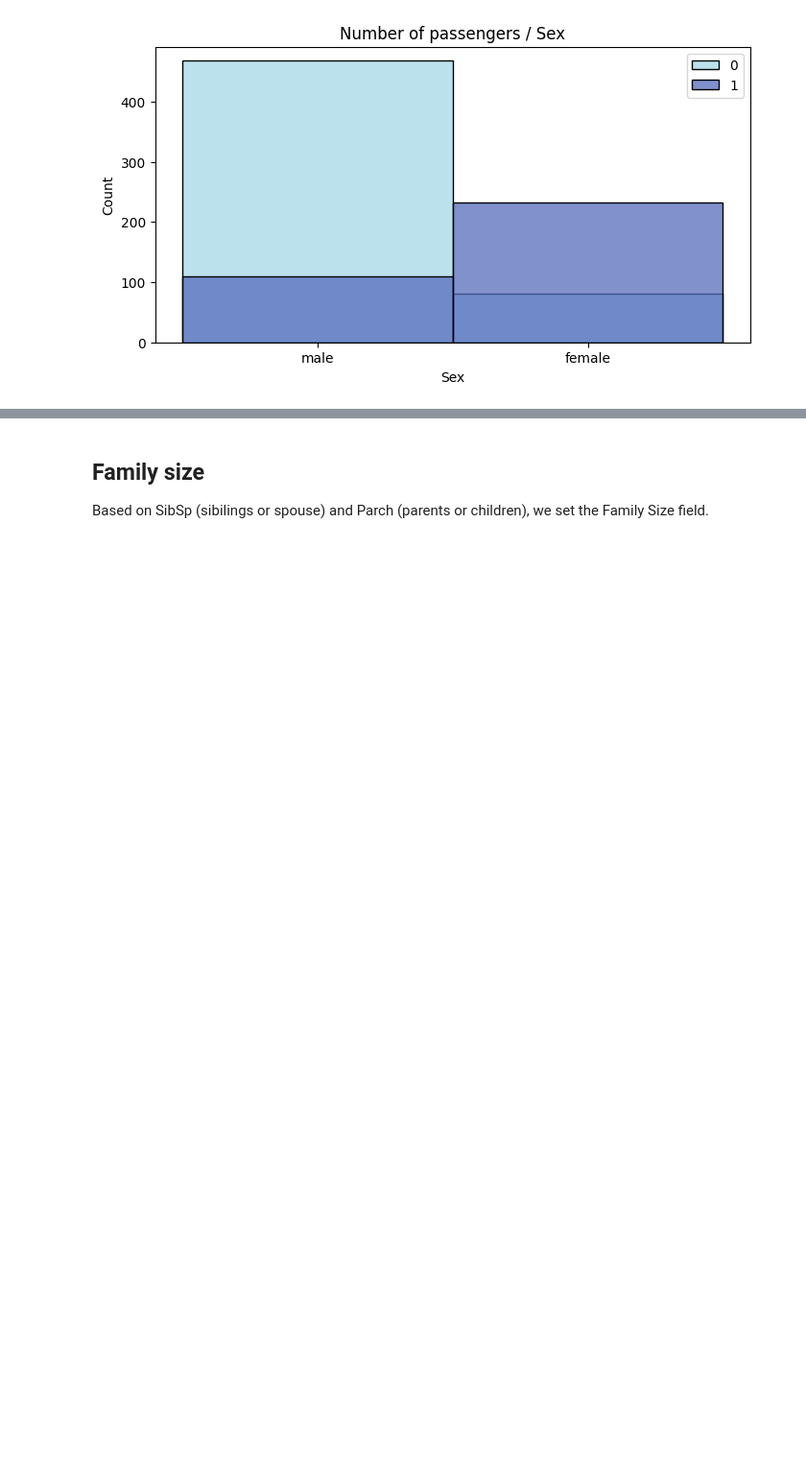
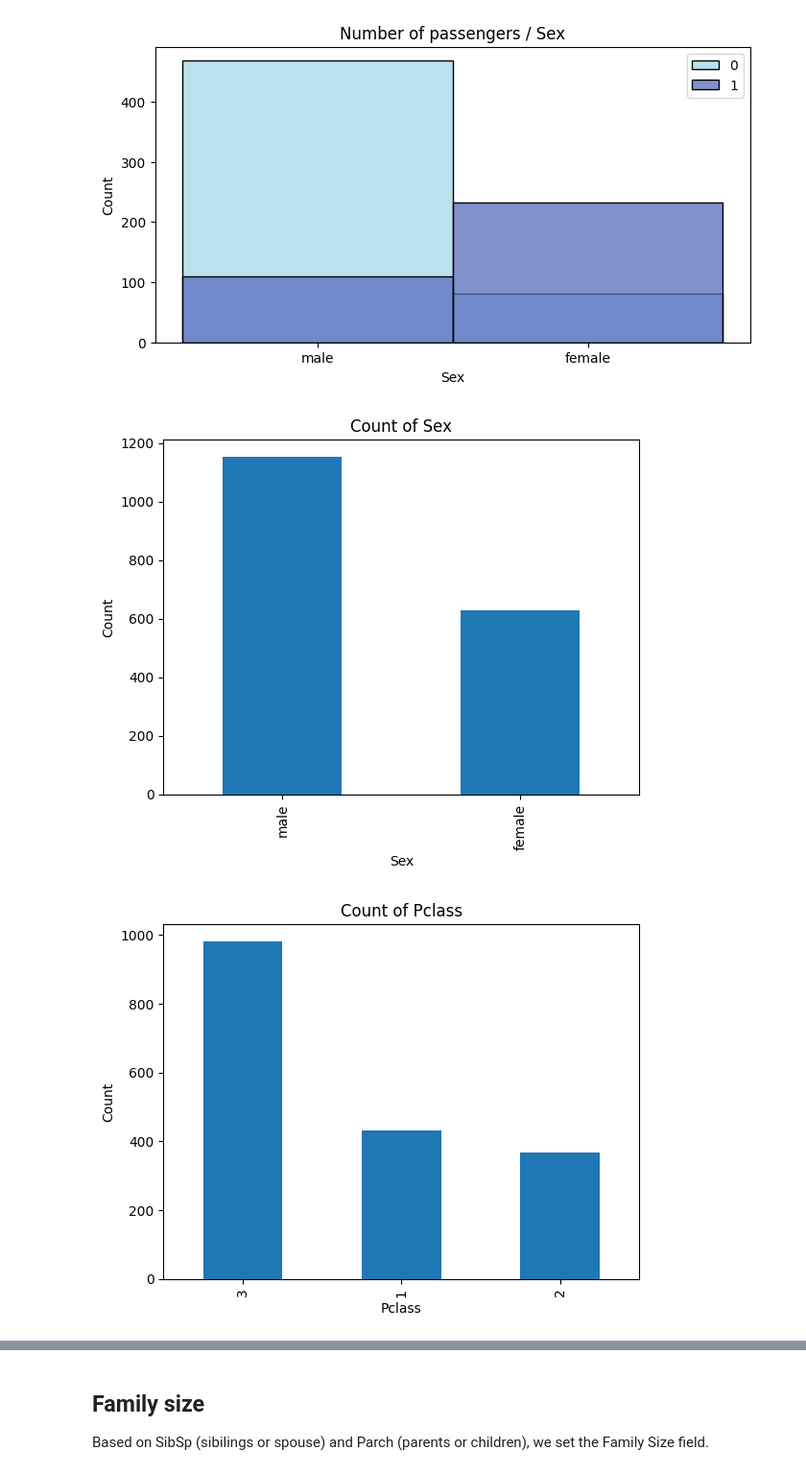
Before and after one commit to cjo51/titanic_problem_set, a Jupyter notebook: Titanic Data Journey.ipynb, the cells around one changed output, grey strips where cells are left out. Shown at 96% size. Drawn from its saved outputs; the diff is of its cells as text; code cells hidden in the pictures; blank space fills up the shorter version.

Commit message:
added some unique functions

```diff
--- a/Titanic Data Journey.ipynb
+++ b/Titanic Data Journey.ipynb
@@ -239,7 +239,7 @@ We show here two graphs in paralel:
 Let's first aggregate train and test data into one single dataframe, `all_df`.
 # %%
 # TODO: turn into function
-def combine_train_test(train_df, test_df, target_col):
+def combine_df(df_one, df_two, target_col):
     """
     Combine the train and test DataFrames, and label the rows based on the dataset they belong to.
 
@@ -252,13 +252,11 @@ def combine_train_test(train_df, test_df, target_col):
     pd.DataFrame: A DataFrame combining both train and test data, with an additional 'set' column.
     """
     # Concatenate train and test DataFrames
-    all_df = pd.concat([train_df, test_df], axis=0)
+    concat_df = pd.concat([df_one, df_two], axis=0)
+    concat_df["set"] = "train"
+    # Label rows as 'test' where the target column is NaN (i.e., they belong to the test set)
+    concat_df.loc[concat_df[target_col].isna(), "set"] = "test"
 
-    # Label all rows as 'train'
-    all_df["set"] = "train"
-
-    # Label rows as 'test' where the target column is NaN (i.e., they belong to the test set)
-    all_df.loc[all_df[target_col].isna(), "set"] = "test"
-
-    return all_df
+    return concat_df
+all_df=combine_df(train_df, test_df, "Survived")
 # %%
@@ -288,3 +302,20 @@ plt.show()
 [figure]
 # %%
 # Plot count pairs using all_df for the columns: Sex, Pclasss, SibSp, Parch, Embarked
+def plot_count_pairs(df, columns):
+    for column in columns:
+        plt.figure()
+        df[column].value_counts().plot(kind="bar")
+        plt.title(f"Count of {column}")
+        plt.xlabel(column)
+        plt.ylabel("Count")
+        plt.show()
+
+# List of columns to plot
+columns_to_plot = ["Sex", "Pclass", "SibSp", "Parch", "Embarked"]
+
+# Run the function on all_df
+plot_count_pairs(all_df, columns_to_plot)
+# %% [output]
+[figure, added]
+[figure, added]
```
Also changed, not shown: parts of 5 cells of this notebook.
